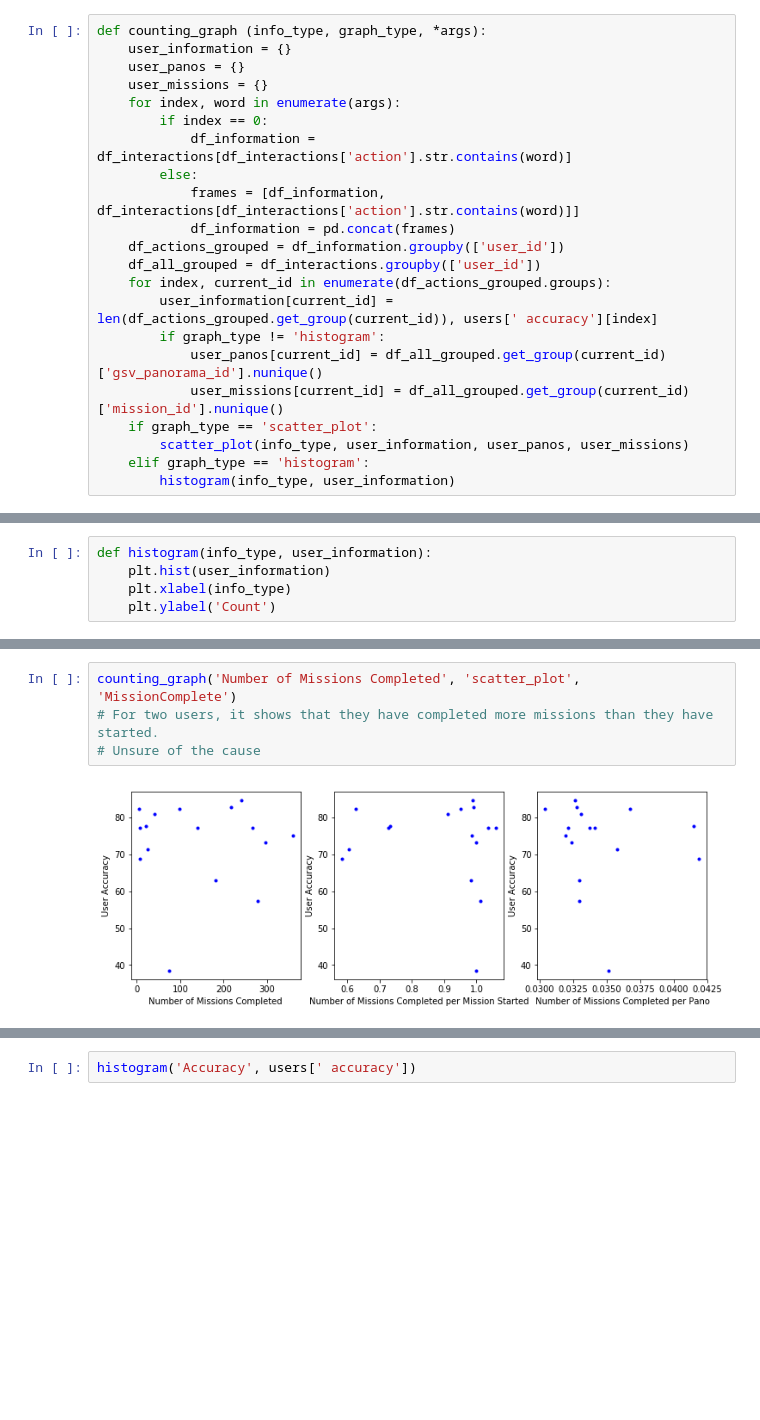
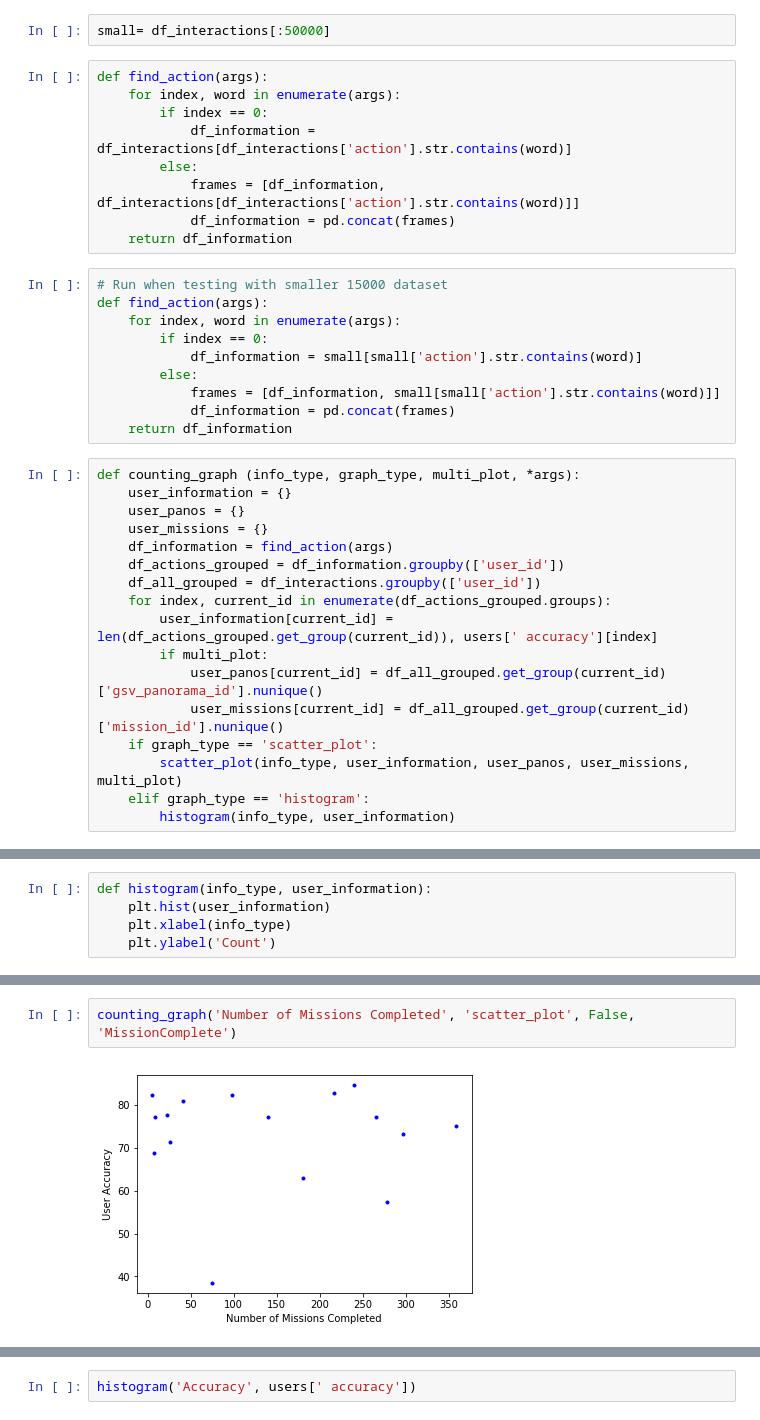
Before and after one commit to ProjectSidewalk/sidewalk-quality-analysis, a Jupyter notebook: sidewalk-user-quality-analysis-tyler.ipynb, the cells around one changed output, grey strips where cells are left out. Saved outputs shown, nothing was run; the diff lists cells and outputs as text; blank space fills up the shorter version.

```diff
--- a/sidewalk-user-quality-analysis-tyler.ipynb
+++ b/sidewalk-user-quality-analysis-tyler.ipynb
@@ -40,22 +40,38 @@ df_interactions = df_interactions[~null_df]
+# %%
+small= df_interactions[:50000]
+# %%
+def find_action(args):
+    for index, word in enumerate(args):
+        if index == 0:
+            df_information = df_interactions[df_interactions['action'].str.contains(word)]
+        else:
+            frames = [df_information, df_interactions[df_interactions['action'].str.contains(word)]]
+            df_information = pd.concat(frames)
+    return df_information
+# %%
+# Run when testing with smaller 15000 dataset
+def find_action(args):
+    for index, word in enumerate(args):
+        if index == 0:
+            df_information = small[small['action'].str.contains(word)]
+        else:
+            frames = [df_information, small[small['action'].str.contains(word)]]
+            df_information = pd.concat(frames)
+    return df_information
 # %%
-def counting_graph (info_type, graph_type, *args):
+def counting_graph (info_type, graph_type, multi_plot, *args):
     user_information = {}
     user_panos = {}
     user_missions = {}
-    for index, word in enumerate(args):
-        if index == 0:
-            df_information = df_interactions[df_interactions['action'].str.contains(word)]
-        else:
-            frames = [df_information, df_interactions[df_interactions['action'].str.contains(word)]]
-            df_information = pd.concat(frames)
+    df_information = find_action(args)
     df_actions_grouped = df_information.groupby(['user_id'])
     df_all_grouped = df_interactions.groupby(['user_id'])
     for index, current_id in enumerate(df_actions_grouped.groups):
         user_information[current_id] = len(df_actions_grouped.get_group(current_id)), users[' accuracy'][index]
-        if graph_type != 'histogram':
+        if multi_plot:
             user_panos[current_id] = df_all_grouped.get_group(current_id)['gsv_panorama_id'].nunique()
             user_missions[current_id] = df_all_grouped.get_group(current_id)['mission_id'].nunique()
     if graph_type == 'scatter_plot':
-        scatter_plot(info_type, user_information, user_panos, user_missions)
+        scatter_plot(info_type, user_information, user_panos, user_missions, multi_plot)
     elif graph_type == 'histogram':
         histogram(info_type, user_information)
@@ -100,9 +171,7 @@ counting_graph('Number of Mouse Movements', 'scatter_plot', 'LowLevelEvent_mouse
 # %% [output]
 [figure]
-# %%
-counting_graph('Number of Missions Completed', 'scatter_plot', 'MissionComplete')
-# For two users, it shows that they have completed more missions than they have started.
-# Unsure of the cause
-# %% [output]
-[figure, removed]
+# %%
+counting_graph('Number of Missions Completed', 'scatter_plot', False, 'MissionComplete')
+# %% [output]
+[figure, added]
 # %%
```
Also changed, not shown: parts of 16 cells of this notebook.
